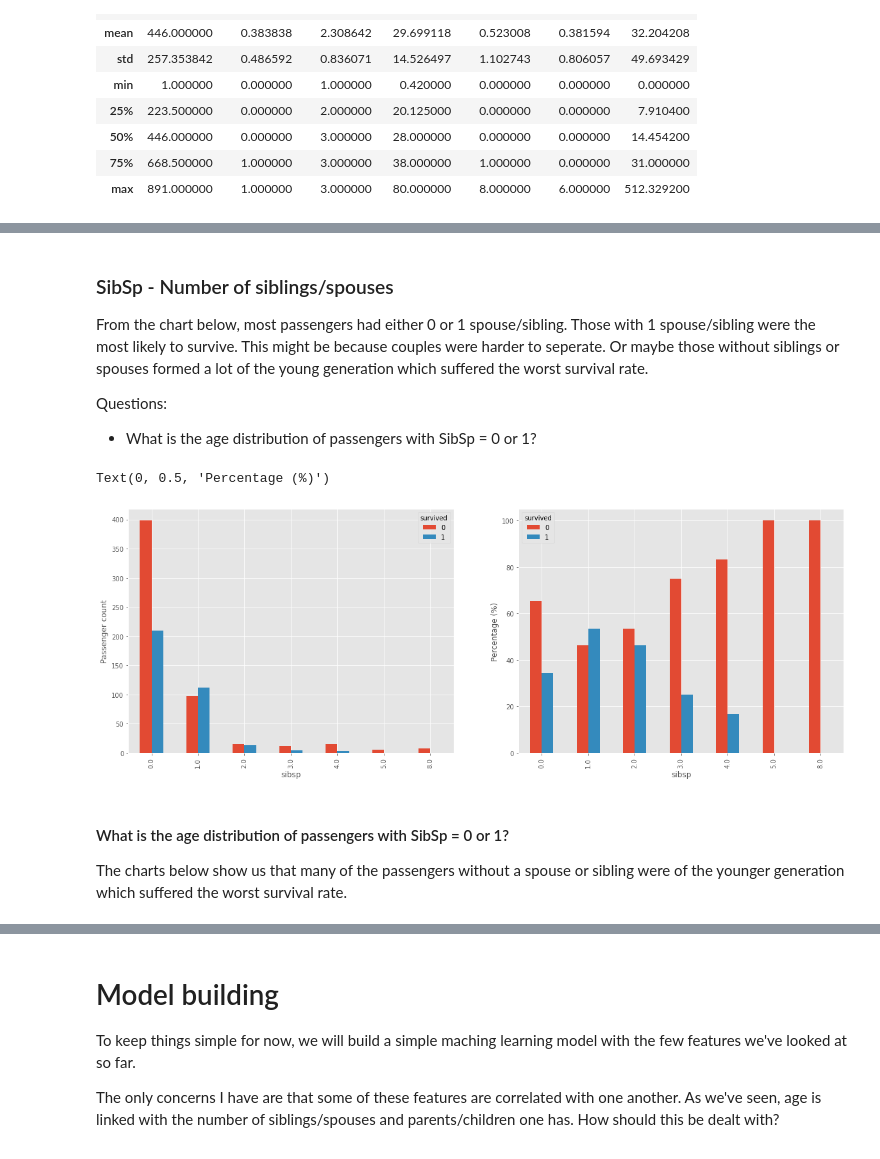
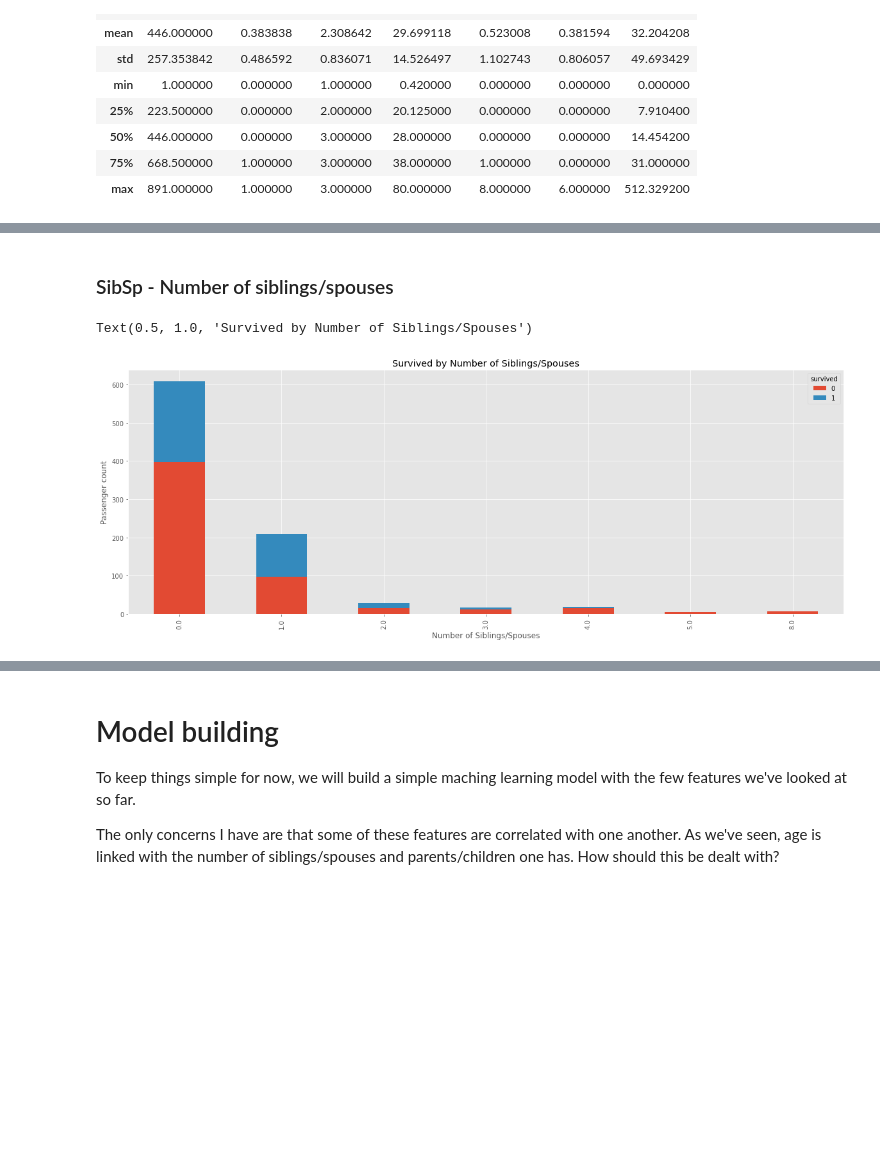
Before and after one commit to danielsuarez-mash/titanic_project, a Jupyter notebook: titanic.ipynb, the cells around one changed output, grey strips where cells are left out. Drawn from its saved outputs; the diff is of its cells as text; code cells hidden in the pictures; blank space fills up the shorter version.

```diff
--- a/titanic.ipynb
+++ b/titanic.ipynb
@@ -29,18 +40,14 @@ eg_submission = pd.read_sql('SELECT * FROM gender_submission', engine)
 # %% [markdown]
 **Option 2:**
 # %%
-from kaggle.api.kaggle_api_extended import KaggleApi
-api = KaggleApi()
-api.authenticate()
+# # download competition data
+# api.competition_download_files('titanic')
 
-# download competition data
-api.competition_download_files('titanic')
-
-# get datasets
-with zipfile.ZipFile(file = 'titanic.zip') as my_zip:
-    with my_zip.open(name = 'train.csv') as train_file:
-        train = pd.read_csv(train_file)
-    with my_zip.open(name = 'test.csv') as test_file:
-        test = pd.read_csv(test_file)
-    with my_zip.open(name = 'gender_submission.csv') as gender_sub:
-        eg_submission = pd.read_csv(gender_sub)
+# # get datasets
+# with zipfile.ZipFile(file = 'titanic.zip') as my_zip:
+#     with my_zip.open(name = 'train.csv') as train_file:
+#         train = pd.read_csv(train_file)
+#     with my_zip.open(name = 'test.csv') as test_file:
+#         test = pd.read_csv(test_file)
+#     with my_zip.open(name = 'gender_submission.csv') as gender_sub:
+#         eg_submission = pd.read_csv(gender_sub)
@@ -50,7 +54,8 @@ Warning: Your Kaggle API key is readable by other users on this system! To fix t
 # %% [markdown]
 # Exploratory Data Analysis
 # %%
-train.head()
+train_copy = train.copy()
+train_copy.head()
 # %% [output]
 |  | passengerid | survived | pclass | name | sex | age | sibsp | parch | ticket | fare | ... |
 | 0 | 1 | 0 | 3 | Braund, Mr. Owen Harris | male | 22.0 | 1.0 | 0.0 | A/5 21171 | 7.2500 | ... |
@@ -153,24 +291,12 @@ sn.histplot(data = train, x = 'age', hue = 'survived', bins = 40, ax = axes)
 # %% [markdown]
 ### SibSp - Number of siblings/spouses
-
-From the chart below, most passengers had either 0 or 1 spouse/sibling. Those with 1 spouse/sibling were the most likely to survive. This might be because couples were harder to seperate. Or maybe those without siblings or spouses formed a lot of the young generation which suffered the worst survival rate.
-
-Questions:
-
-- What is the age distribution of passengers with SibSp = 0 or 1?
 # %%
-figure, (ax1, ax2) = plt.subplots(1, 2, figsize = (20, 7))
+figure, ax1 = plt.subplots(1, figsize = (20, 7))
 
-train.groupby(['sibsp', 'survived']).passengerid.count().unstack().plot(kind = 'bar', ax = ax1)
+data = train_copy.groupby(['sibsp', 'survived']).passengerid.count().unstack().plot(kind = 'bar', ax = ax1, stacked = True)
 ax1.set_ylabel('Passenger count')
-
-sibsp_pct = (train.groupby(['sibsp', 'survived']).passengerid.count() / train.groupby(['sibsp', 'survived']).passengerid.count().unstack().sum(axis = 'columns'))*100
-sibsp_pct.unstack().plot(kind = 'bar', ax = ax2)
-ax2.set_ylabel('Percentage (%)')
+ax1.set_xlabel('Number of Siblings/Spouses')
+ax1.set_title('Survived by Number of Siblings/Spouses')
 # %% [output]
-Text(0, 0.5, 'Percentage (%)')
+Text(0.5, 1.0, 'Survived by Number of Siblings/Spouses')
-[figure, old version]
+[figure, new version]
-# %% [markdown]
-#### What is the age distribution of passengers with SibSp = 0 or 1?
-
-The charts below show us that many of the passengers without a spouse or sibling were of the younger generation which suffered the worst survival rate.
```
Also changed, not shown: parts of 43 cells of this notebook, 6 other files.
